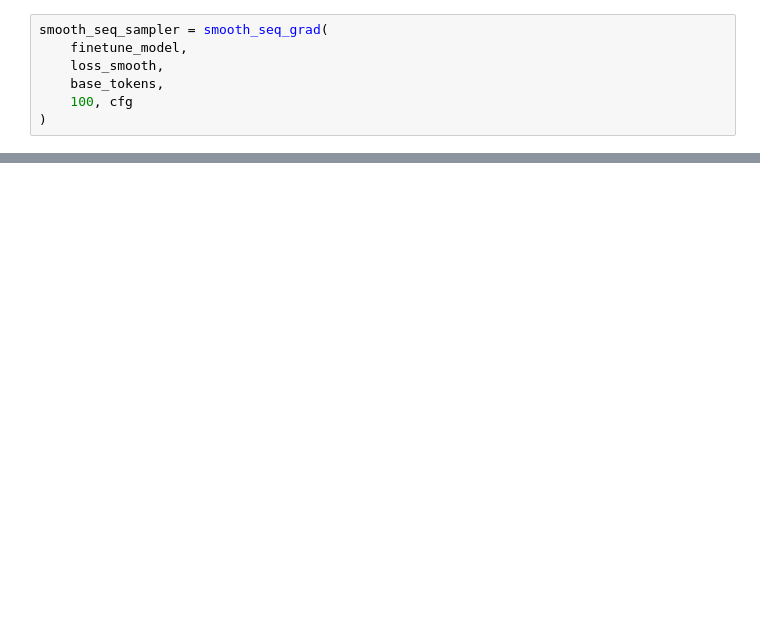
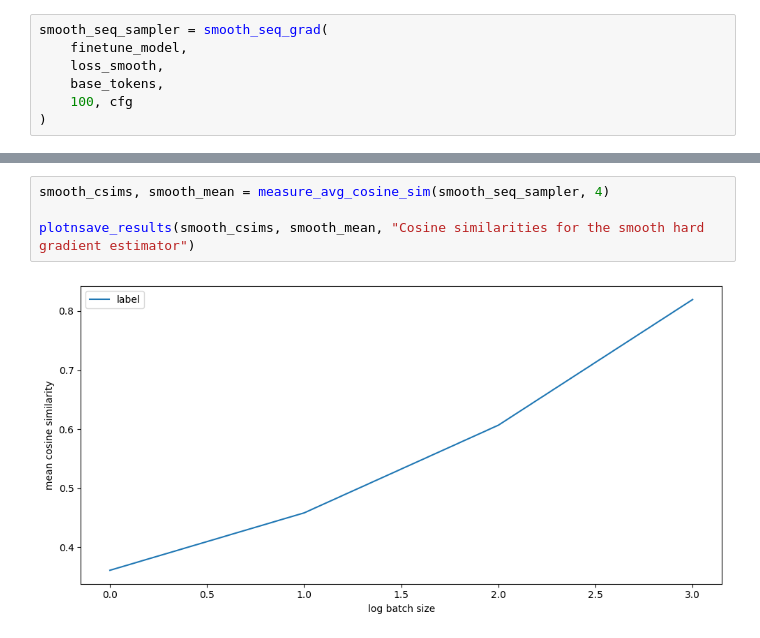
Before and after one commit to AlexThePolygonal/SmoothTextGen, a Jupyter notebook: test.ipynb, the cells around one changed output, grey strips where cells are left out. Saved outputs shown, nothing was run; the diff lists cells and outputs as text; blank space fills up the shorter version.

```diff
--- a/test.ipynb
+++ b/test.ipynb
@@ -140,0 +142,6 @@ plotnsave_results(test_csims, test_mean, "Cosine similarities for the test gradi
+# %%
+smooth_csims, smooth_mean = measure_avg_cosine_sim(smooth_seq_sampler, 4)
+
+plotnsave_results(smooth_csims, smooth_mean, "Cosine similarities for the smooth hard gradient estimator")
+# %% [output]
+[figure, added]
```
Also changed, not shown: parts of 7 cells of this notebook, 1 other file.
